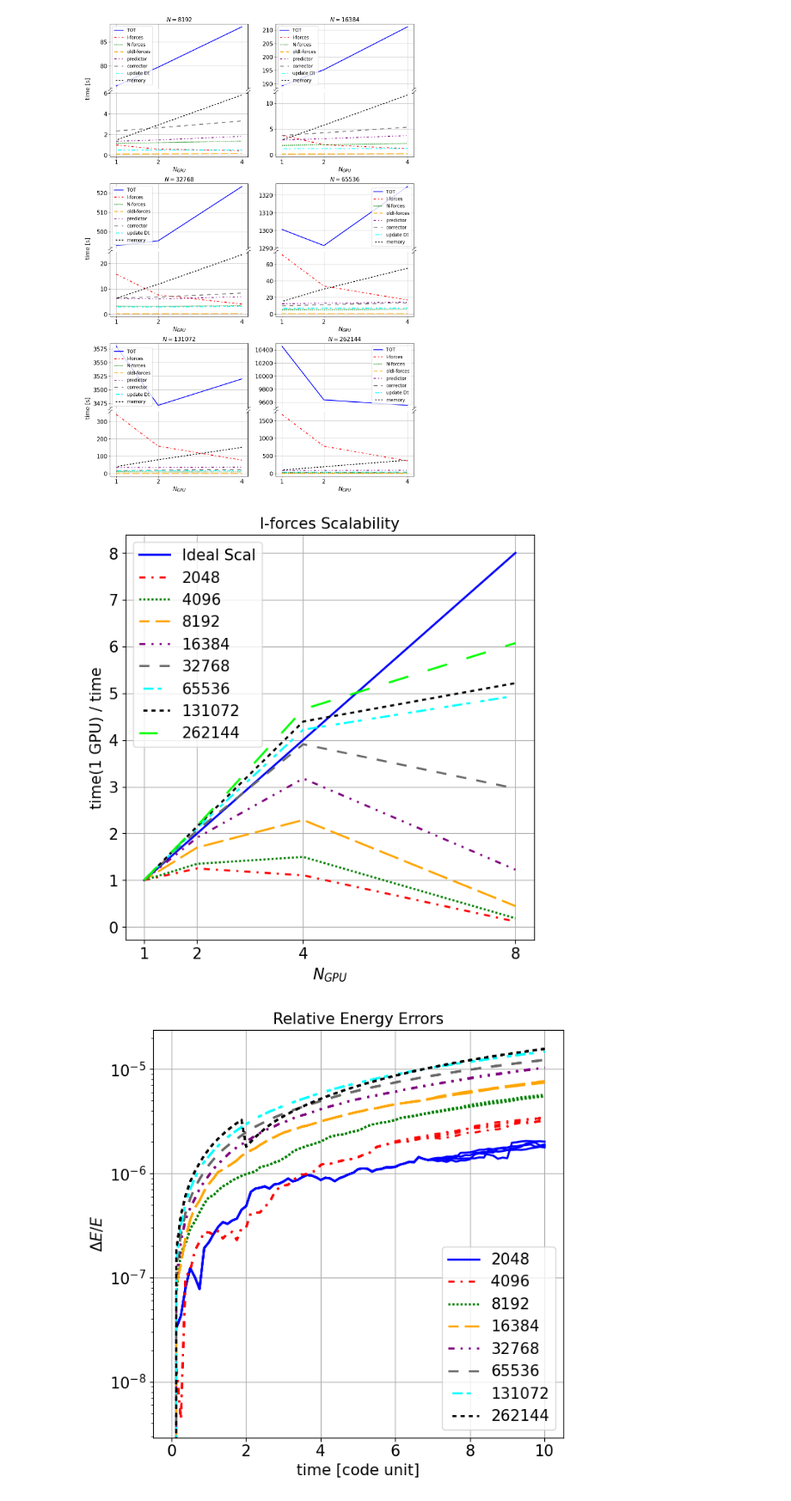
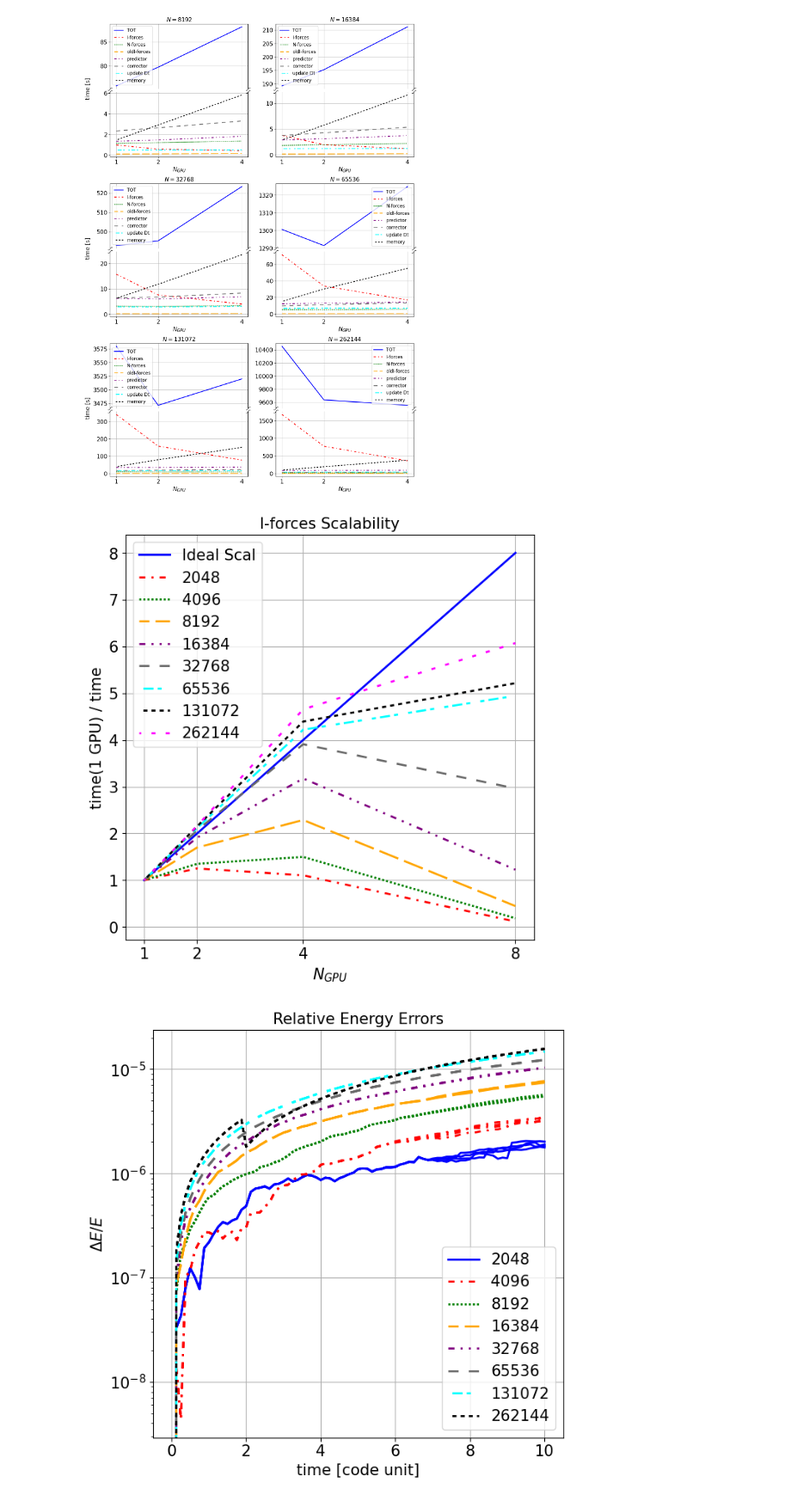
Before and after one commit to mattiamencagli/my-python-plots, a Jupyter notebook: plot_scalability.ipynb, the cells around one changed output. Shown: that part at 86% size. Cells and saved outputs as stored; diff of their text form; code cells hidden in the pictures.

```diff
--- a/plot_scalability.ipynb
+++ b/plot_scalability.ipynb
@@ -6,8 +6,8 @@ import matti_func as matti
 n=1.5
 fs = 15
 fss = 12
-col = ['blue', 'red', 'green', 'orange', 'purple', 'dimgrey', 'cyan', 'black', 'lime']
-lin = ['-', (0,(3,3,1,3)), (0,(1,1)), (5,(10,3)), (0,(3,3,1,3,1,3)), (0,(5,5)), (2,(2,2,5)), (10,(2,2)), (1,(10,10))]
+col = ['blue', 'red', 'green', 'orange', 'purple', 'dimgrey', 'cyan', 'black', 'fuchsia']
+lin = ['-', (0,(3,3,1,3)), (0,(1,1)), (5,(10,3)), (0,(3,3,1,3,1,3)), (0,(5,5)), (2,(2,2,5)), (10,(2,2)), (1,(2,5))]
 lw = 2  # plt default: 1.5
 
 SAVE = False
@@ -255,35 +255,35 @@ def plot_scal(i,off,sel):
                 # _ = ax.plot(GPUN, (lista[i][1][:,9]-lista[i][1][:,19])/ lista[i][1][3,9], linestyle=lin[1], linewidth=lw, color=col[i])#, label = 'TOT-MPI %d'%Ns[i])
                 # _ = ax.plot(GPUN, lista[i][1][:,11], linestyle=lin[3], linewidth=lw, color=col[3], label = 'advancestep')
                 _ = ax.set_yscale("log", base=2)
             case "scalings":
-                _ = ax.plot(GPUN[gpus], lista[i][1][0,4]/lista[i][1][:,4], linestyle=lin[i+1], linewidth=lw, color=col[i+1], label = '%d'%Ns[i])
+                _ = ax.plot(GPUN, lista[i][1][0,4]/lista[i][1][:,4], linestyle=lin[i+1], linewidth=lw, color=col[i+1], label = '%d'%Ns[i])
                 #_ = ax.plot(GPUN[gpus], lista[i][1][0,8]/lista[i][1][gpus,8], linestyle=lin[j], linewidth=lw, color=col[j], label = 'TOT')
 
     _ = ax.set_xlabel(r'$N_{GPU}$', fontsize=fs)
     match sel:
         case "comparison":
             _ = ax.set_ylabel(r'time / time(N=%d)'%Ns[off], fontsize=fs)
         case "scalings":
             _ = ax.set_ylabel(r'time(1 GPU) / time', fontsize=fs)
     _ = ax.set_xticks(ticks=GPUN)
     _ = ax.legend(fontsize=fs)
     _ = ax.set_title(r'I-forces Scalability',fontsize=fs)
     _ = ax.tick_params(axis='both', labelsize=fs)
     _ = ax.grid()
 
 
 #sel="comparison"
 sel="scalings"
 
 fig = plt.figure(999, figsize=[n*4.8,n*4.8])
 ax = fig.subplots()#sharex=True, sharey=True)
 plot_scal(ax, 0, sel)
 
 if(SAVE):
     _ = plt.savefig(direc+"I-forces_scal_singleplot.pdf", bbox_inches='tight', format='pdf')
     _ = plt.show(True)
 # %% [output]
-[figure, old version]
+[figure, new version]
 # %%
 def plot_err(i,off):
     for i in range(off,len(Ns)):
```
